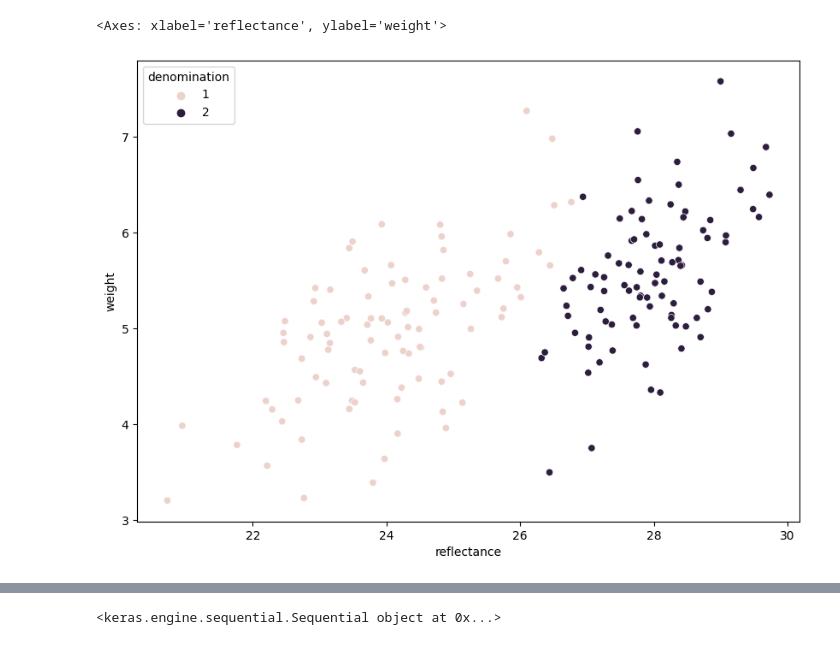
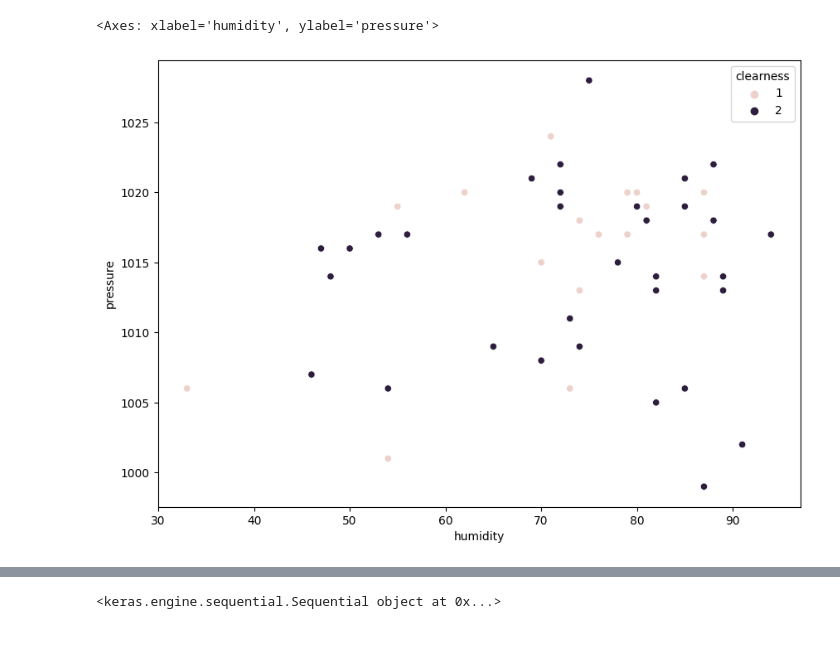
Before and after one commit to ohrjh10/Richard_Oh_Ellen_Ko_EE_250_Final_Project, a Jupyter notebook: train.ipynb, the cells around one changed output, grey strips where cells are left out. Saved outputs shown, nothing was run; the diff lists cells and outputs as text; code cells hidden in the pictures.

```diff
--- a/train.ipynb
+++ b/train.ipynb
@@ -28,8 +28,8 @@ weather.tail(10)
 # %%
-sns.scatterplot(x="humidity",y="pressure",data=weather, hue="clearness")
+sns.scatterplot(x="humidity", y="pressure", hue="clearness", data=weather)
 # %% [output]
-<Axes: xlabel='reflectance', ylabel='weight'>
+<Axes: xlabel='humidity', ylabel='pressure'>
-[figure, old version]
+[figure, new version]
 # %%
 # test-train split
 X = weather[["humidity","pressure"]].to_numpy()
```
Also changed, not shown: parts of 6 cells of this notebook, 2 other files.
